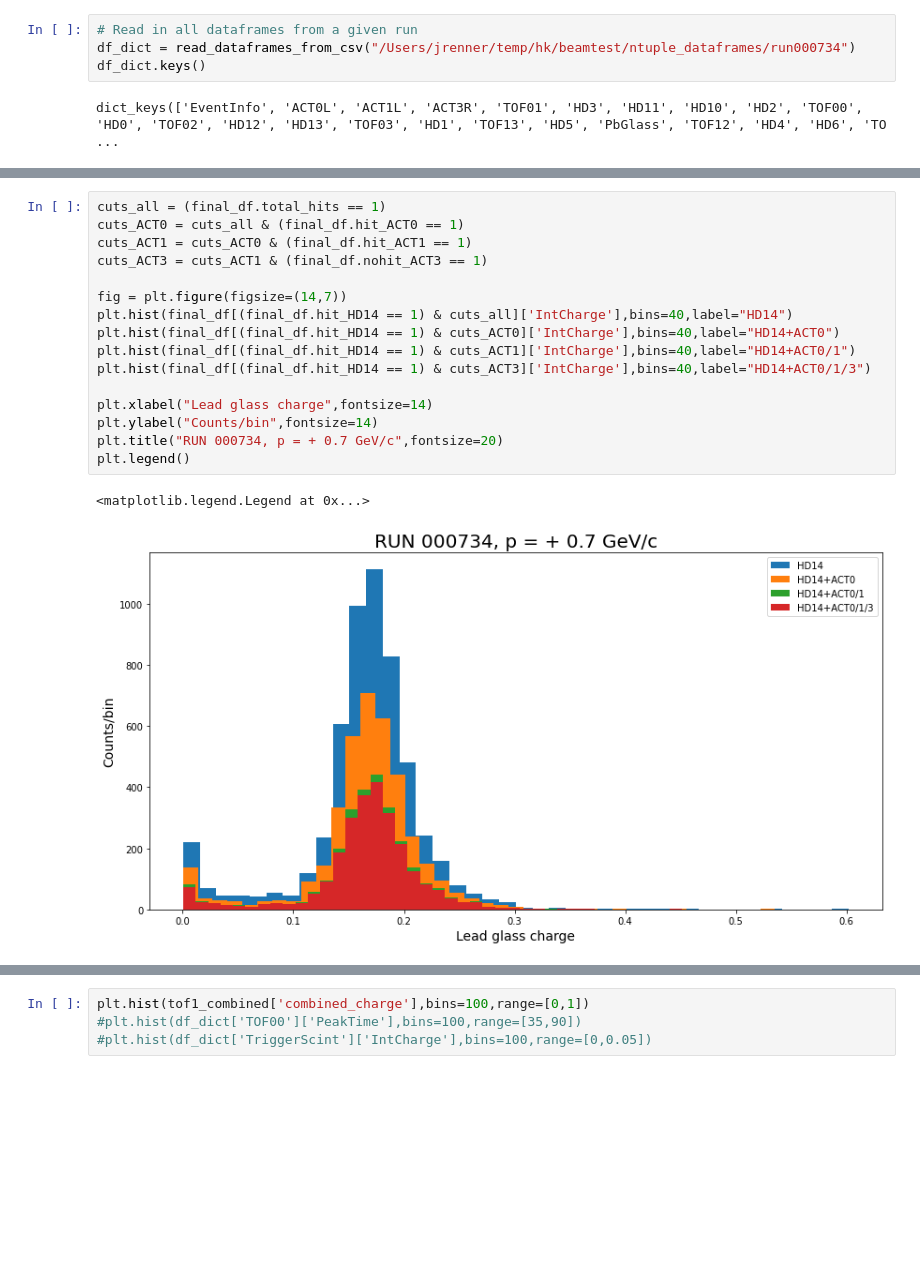
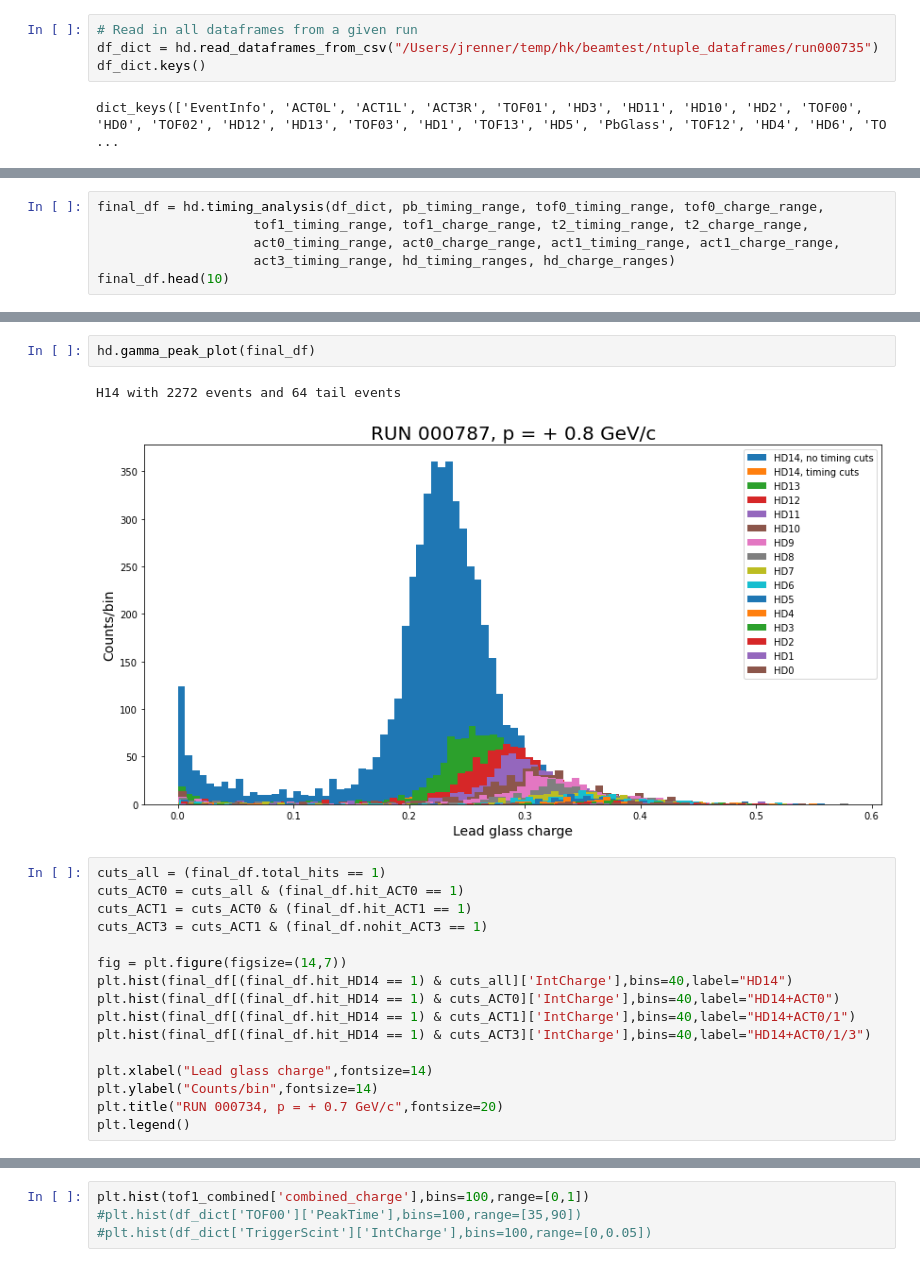
Before and after one commit to jerenner/T9BeamTestAna, a Jupyter notebook: python/new_analysis/hodoscope/hodoscope_analysis.ipynb, the cells around one changed output, grey strips where cells are left out. Cells and saved outputs as stored; diff of their text form; blank space fills up the shorter version.

```diff
--- a/python/new_analysis/hodoscope/hodoscope_analysis.ipynb
+++ b/python/new_analysis/hodoscope/hodoscope_analysis.ipynb
@@ -438,6 +113,6 @@ def filter_range(name,df,key,rng,drop=False):
 # %%
 # Read in all dataframes from a given run
-df_dict = read_dataframes_from_csv("/Users/jrenner/temp/hk/beamtest/ntuple_dataframes/run000734")
+df_dict = hd.read_dataframes_from_csv("/Users/jrenner/temp/hk/beamtest/ntuple_dataframes/run000735")
 df_dict.keys()
 # %% [output]
 dict_keys(['EventInfo', 'ACT0L', 'ACT1L', 'ACT3R', 'TOF01', 'HD3', 'HD11', 'HD10', 'HD2', 'TOF00', 'HD0', 'TOF02', 'HD12', 'HD13', 'TOF03', 'HD1', 'TOF13', 'HD5', 'PbGlass', 'TOF12', 'HD4', 'HD6', 'TO ...
@@ -748,0 +181,6 @@ H14 with 1820 events and 73 tail events
+# %%
+final_df = hd.timing_analysis(df_dict, pb_timing_range, tof0_timing_range, tof0_charge_range,
+                    tof1_timing_range, tof1_charge_range, t2_timing_range, t2_charge_range,
+                    act0_timing_range, act0_charge_range, act1_timing_range, act1_charge_range,
+                    act3_timing_range, hd_timing_ranges, hd_charge_ranges)
+final_df.head(10)
@@ -749,3 +224,8 @@ H14 with 1820 events and 73 tail events
+# %%
+hd.gamma_peak_plot(final_df)
+# %% [output]
+H14 with 2272 events and 64 tail events
+[figure, added]
 # %%
 cuts_all = (final_df.total_hits == 1)
 cuts_ACT0 = cuts_all & (final_df.hit_ACT0 == 1)
@@ -762,9 +242,6 @@ plt.xlabel("Lead glass charge",fontsize=14)
 plt.ylabel("Counts/bin",fontsize=14)
 plt.title("RUN 000734, p = + 0.7 GeV/c",fontsize=20)
 plt.legend()
-# %% [output]
-<matplotlib.legend.Legend at 0x...>
-[figure, removed]
 # %%
 cuts_all = (final_df.total_hits == 1)
 cuts_TOF0 = cuts_all & (final_df.hit_TOF0 == 1)
```
Also changed, not shown: parts of 18 cells of this notebook, 1 other file.
